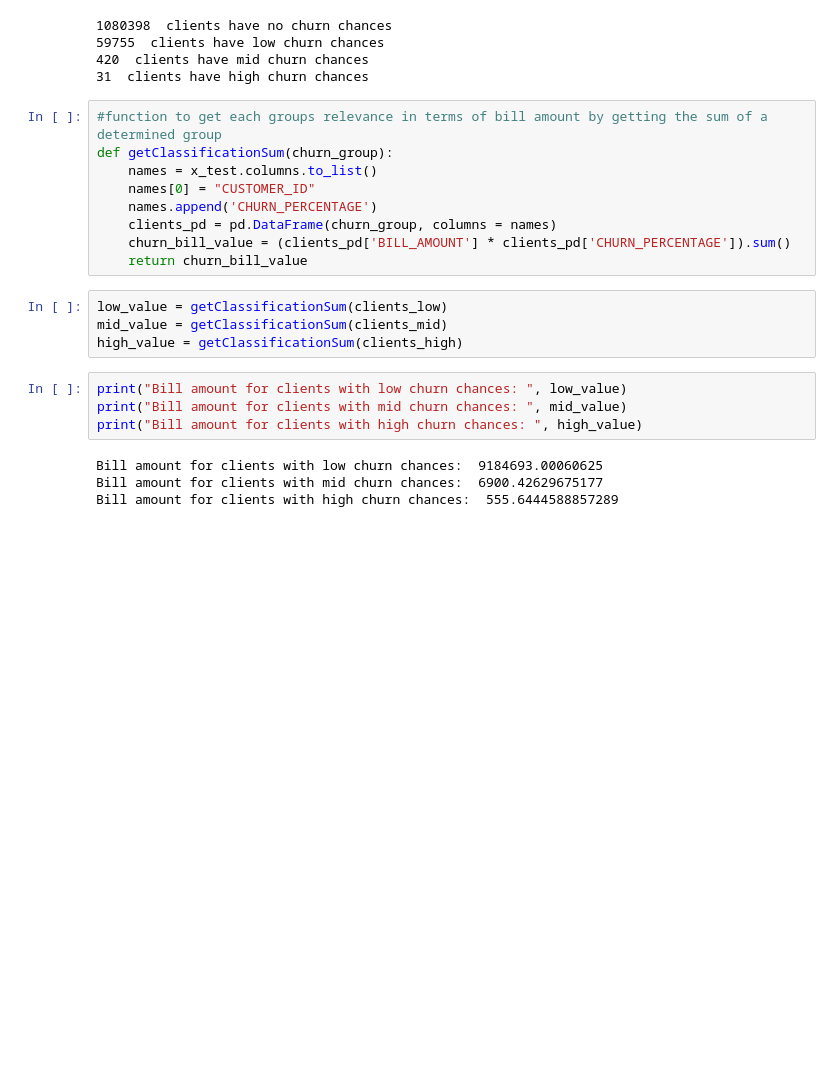
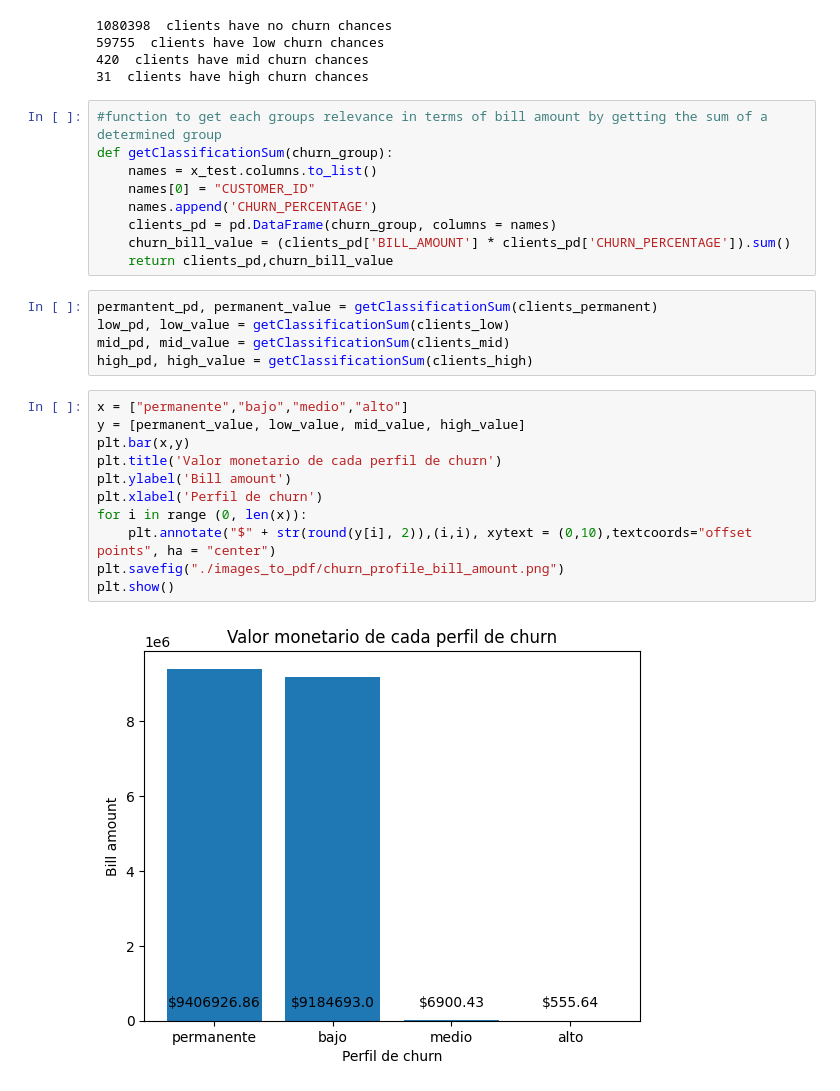
Before and after one commit to new-superuser-alt9193/DeepLearning, a Jupyter notebook: crisp_dm/modeling/randomforest.ipynb, the cells around one changed output. Saved outputs shown, nothing was run; the diff lists cells and outputs as text; blank space fills up the shorter version.

```diff
--- a/crisp_dm/modeling/randomforest.ipynb
+++ b/crisp_dm/modeling/randomforest.ipynb
@@ -139,16 +147,22 @@ def getClassificationSum(churn_group):
     names.append('CHURN_PERCENTAGE')
     clients_pd = pd.DataFrame(churn_group, columns = names)
     churn_bill_value = (clients_pd['BILL_AMOUNT'] * clients_pd['CHURN_PERCENTAGE']).sum()
-    return churn_bill_value
+    return clients_pd,churn_bill_value
 # %%
-low_value = getClassificationSum(clients_low)
-mid_value = getClassificationSum(clients_mid)
-high_value = getClassificationSum(clients_high)
+permantent_pd, permanent_value = getClassificationSum(clients_permanent)
+low_pd, low_value = getClassificationSum(clients_low)
+mid_pd, mid_value = getClassificationSum(clients_mid)
+high_pd, high_value = getClassificationSum(clients_high)
-# %%
-print("Bill amount for clients with low churn chances: ", low_value)
-print("Bill amount for clients with mid churn chances: ", mid_value)
-print("Bill amount for clients with high churn chances: ", high_value)
-# %% [output]
-Bill amount for clients with low churn chances:  9184693.00060625
-Bill amount for clients with mid churn chances:  6900.42629675177
-Bill amount for clients with high churn chances:  555.6444588857289
+# %%
+x = ["permanente","bajo","medio","alto"]
+y = [permanent_value, low_value, mid_value, high_value]
+plt.bar(x,y)
+plt.title('Valor monetario de cada perfil de churn')
+plt.ylabel('Bill amount')
+plt.xlabel('Perfil de churn')
+for i in range (0, len(x)):
+    plt.annotate("$" + str(round(y[i], 2)),(i,i), xytext = (0,10),textcoords="offset points", ha = "center")
+plt.savefig("./images_to_pdf/churn_profile_bill_amount.png")
+plt.show()
+# %% [output]
+[figure, added]
```
Also changed, not shown: parts of 16 cells of this notebook, 12 other files.
